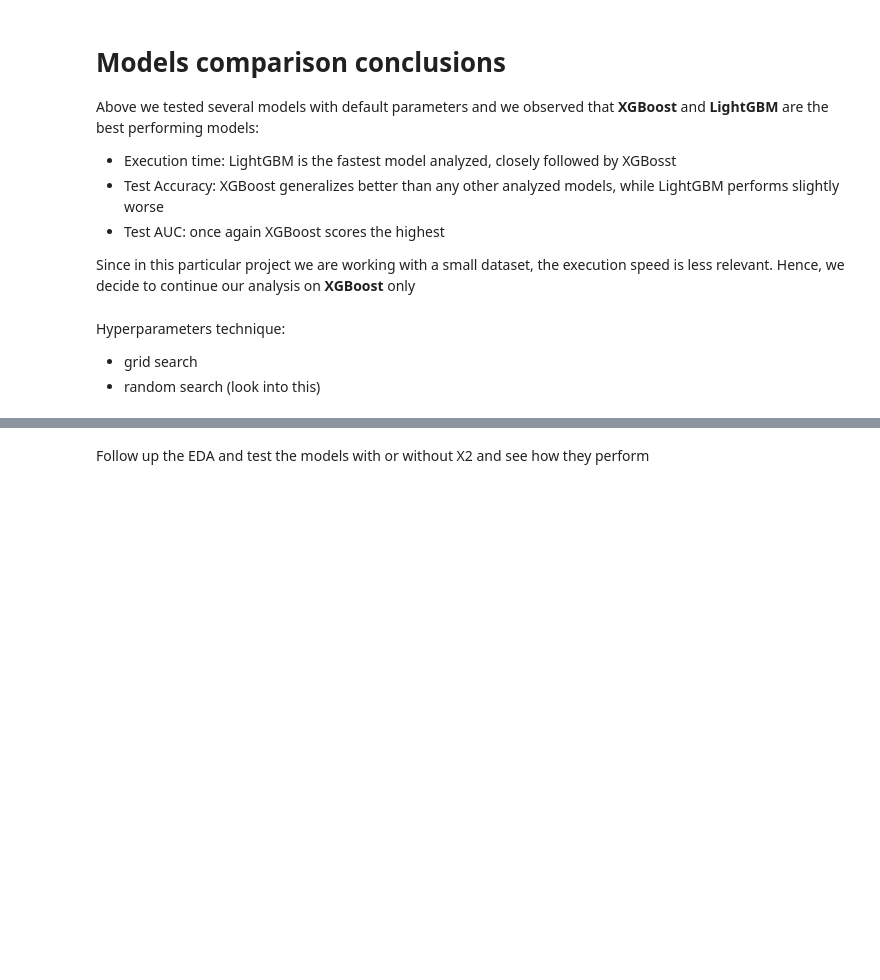
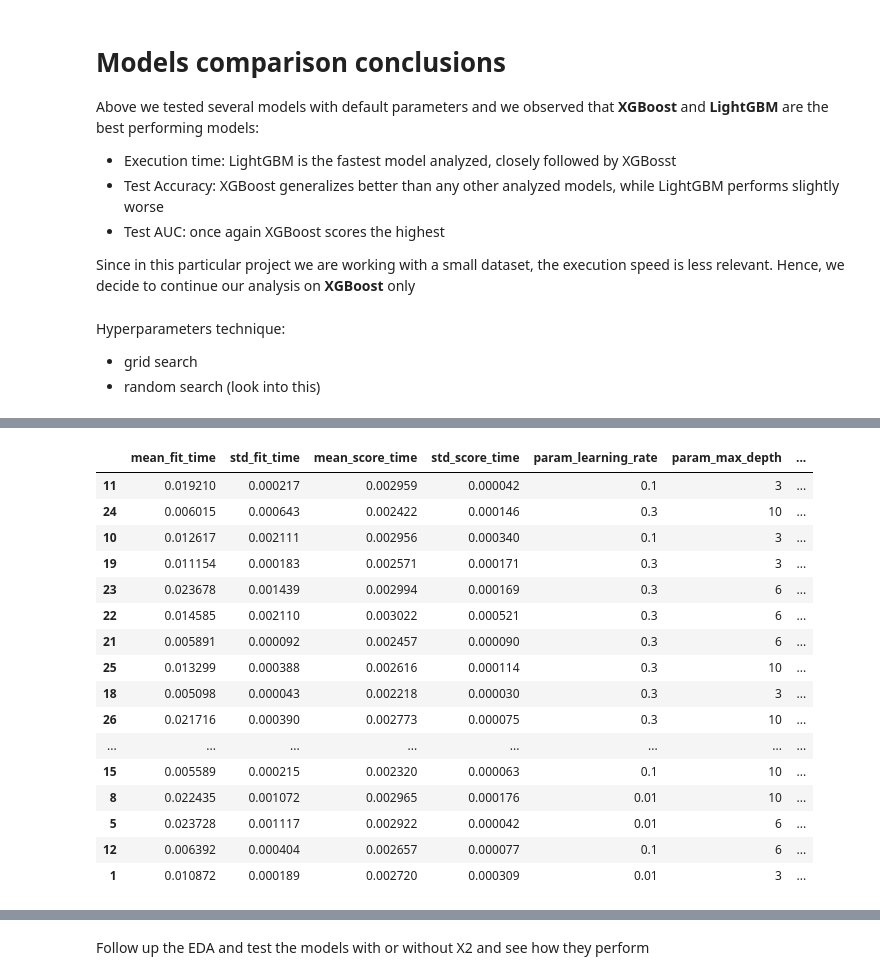
Before and after one commit to Ilvecho/Happy-Customers, a Jupyter notebook: Notebook_for_dev.ipynb, the cells around one changed output, grey strips where cells are left out. Cells and saved outputs as stored; diff of their text form; code cells hidden in the pictures; blank space fills up the shorter version.

Commit message:
GridSearch for XGBoost

```diff
--- a/Notebook_for_dev.ipynb
+++ b/Notebook_for_dev.ipynb
@@ -491,0 +497,5 @@ Hyperparameters technique:
+# %%
+param_grid = {'learning_rate': [0.01, 0.1, 0.3],
+              'max_depth': [3, 6, 10],
+              'n_estimators': [10, 50, 100],
+              'random_state': [42]}
@@ -491,0 +509,8 @@ Hyperparameters technique:
+# %%
+clf = model_selection.GridSearchCV(xgb, param_grid, scoring='accuracy', verbose=1)
+# %%
+start = time.process_time()
+clf.fit(X_train, y_train)
+grid_search_time = time.process_time() - start
+
+print(grid_search_time)
@@ -491,0 +520,2 @@ Hyperparameters technique:
+# %%
+cv_results = pd.DataFrame.from_dict(clf.cv_results_)
@@ -491,0 +542,20 @@ Hyperparameters technique:
+# %%
+cv_results.drop('params', axis=1).sort_values('rank_test_score')
+# %% [output]
+|  | mean_fit_time | std_fit_time | mean_score_time | std_score_time | param_learning_rate | param_max_depth | ... |
+| 11 | 0.019210 | 0.000217 | 0.002959 | 0.000042 | 0.1 | 3 | ... |
+| 24 | 0.006015 | 0.000643 | 0.002422 | 0.000146 | 0.3 | 10 | ... |
+| 10 | 0.012617 | 0.002111 | 0.002956 | 0.000340 | 0.1 | 3 | ... |
+| 19 | 0.011154 | 0.000183 | 0.002571 | 0.000171 | 0.3 | 3 | ... |
+| 23 | 0.023678 | 0.001439 | 0.002994 | 0.000169 | 0.3 | 6 | ... |
+| 22 | 0.014585 | 0.002110 | 0.003022 | 0.000521 | 0.3 | 6 | ... |
+| 21 | 0.005891 | 0.000092 | 0.002457 | 0.000090 | 0.3 | 6 | ... |
+| 25 | 0.013299 | 0.000388 | 0.002616 | 0.000114 | 0.3 | 10 | ... |
+| 18 | 0.005098 | 0.000043 | 0.002218 | 0.000030 | 0.3 | 3 | ... |
+| 26 | 0.021716 | 0.000390 | 0.002773 | 0.000075 | 0.3 | 10 | ... |
+| ... | ... | ... | ... | ... | ... | ... | ... |
+| 15 | 0.005589 | 0.000215 | 0.002320 | 0.000063 | 0.1 | 10 | ... |
+| 8 | 0.022435 | 0.001072 | 0.002965 | 0.000176 | 0.01 | 10 | ... |
+| 5 | 0.023728 | 0.001117 | 0.002922 | 0.000042 | 0.01 | 6 | ... |
+| 12 | 0.006392 | 0.000404 | 0.002657 | 0.000077 | 0.1 | 6 | ... |
+| 1 | 0.010872 | 0.000189 | 0.002720 | 0.000309 | 0.01 | 3 | ... |
```
Also changed, not shown: parts of 12 cells of this notebook.
